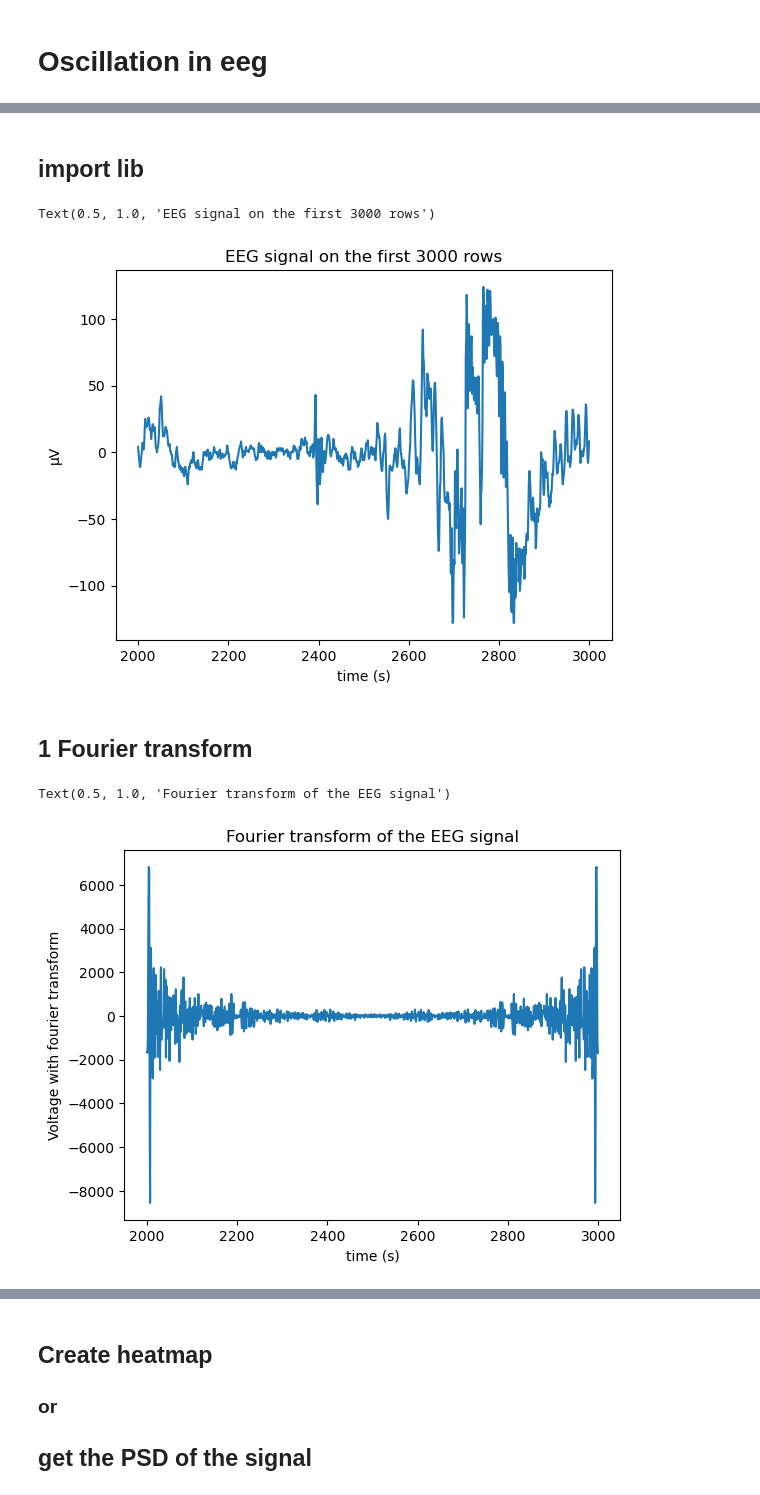
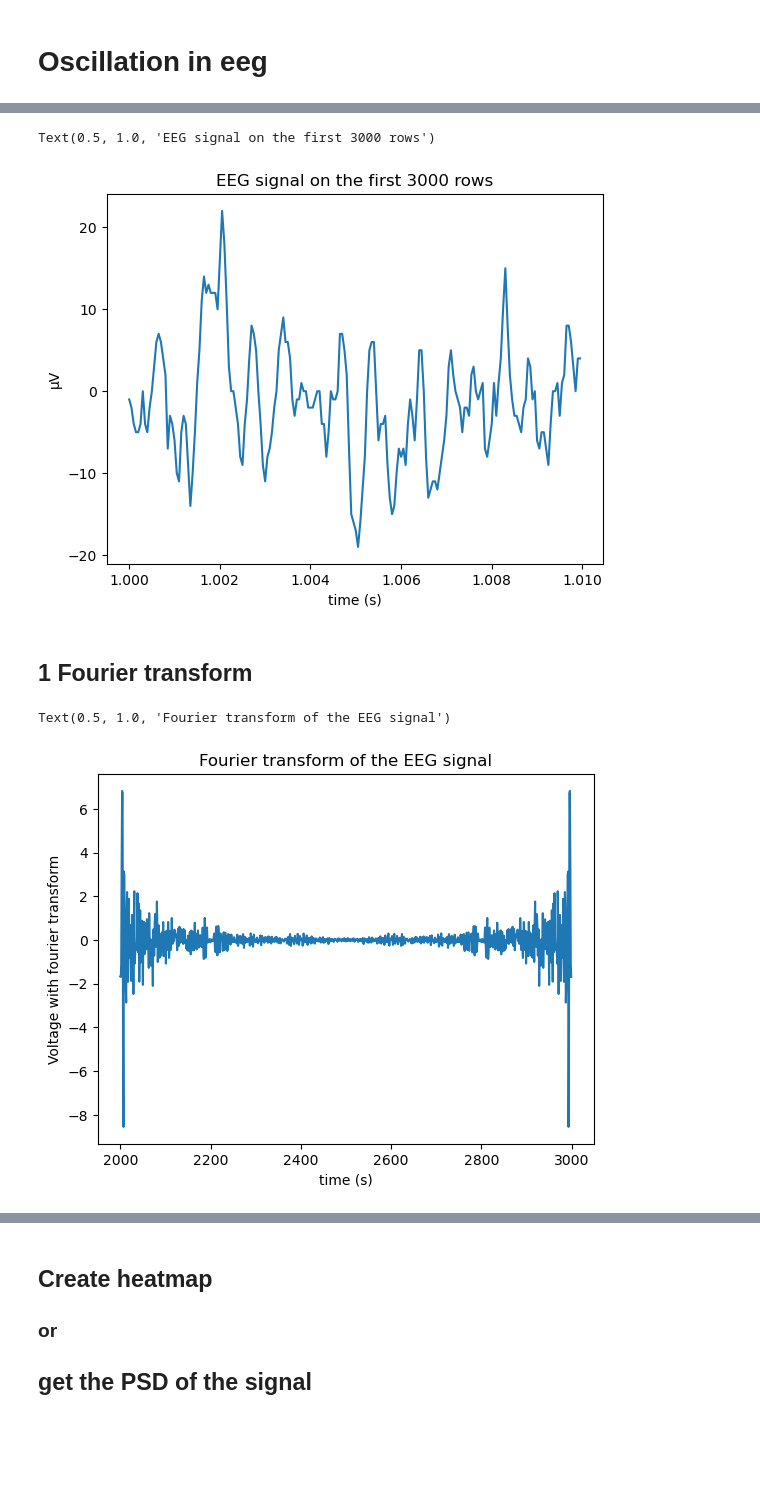
Before and after one commit to ChabCorp/LFP_IPMC, a Jupyter notebook: code/2_meet.ipynb, the cells around one changed output, grey strips where cells are left out. Cells and saved outputs as stored; diff of their text form; code cells hidden in the pictures; blank space fills up the shorter version.

```diff
--- a/code/2_meet.ipynb
+++ b/code/2_meet.ipynb
@@ -6,16 +9,16 @@
-# %% [markdown]
-## import lib
 # %%
 import pandas as pd
 import matplotlib.pyplot as plt
 import warnings
 warnings.filterwarnings('ignore')
 # %%
-time = 1 # in seconds
+time = 1/20_000 # in seconds
 unit_time = 's'
+start = 1 # in seconds
+end = 1.01
 # %%
 df = pd.read_csv('../data/EEGArchi13mPFC.txt')
-df = df.iloc[2000:3000]
+df = df.iloc[int(start*20_000):int(end*20_000)]
 df['time'] = df.index * time
 df.rename(columns={'0': 'µV'}, inplace=True)
 plt.plot(df['time'], df['µV'])
@@ -24,19 +27,19 @@ plt.ylabel('µV')
 plt.title('EEG signal on the first 3000 rows')
 # %% [output]
 Text(0.5, 1.0, 'EEG signal on the first 3000 rows')
-[figure, old version]
+[figure, new version]
 # %% [markdown]
 ## 1 Fourier transform
 # %%
 import scipy as sp
 import scipy.fftpack
 
 df_f = df.copy()
-df_f['µV'] = sp.fftpack.fft(df_f['µV'])
+df_f['µV'] = sp.fftpack.fft(df_f['µV'])/len(df_f['µV'])
 plt.plot(df_f['time'], df_f['µV'])
 plt.xlabel(f'time ({unit_time})')
 plt.ylabel('Voltage with fourier transform')
 plt.title('Fourier transform of the EEG signal')
 # %% [output]
 Text(0.5, 1.0, 'Fourier transform of the EEG signal')
-[figure, old version]
+[figure, new version]
```
Also changed, not shown: parts of 2 cells of this notebook.
